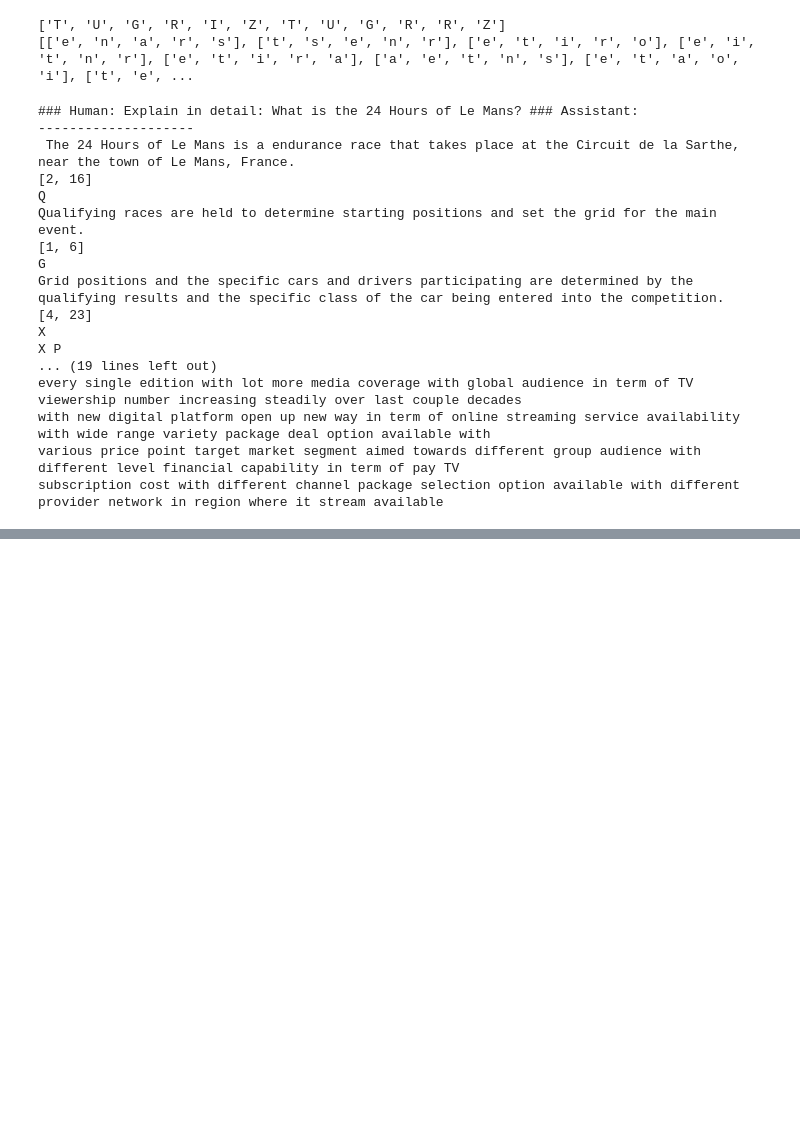
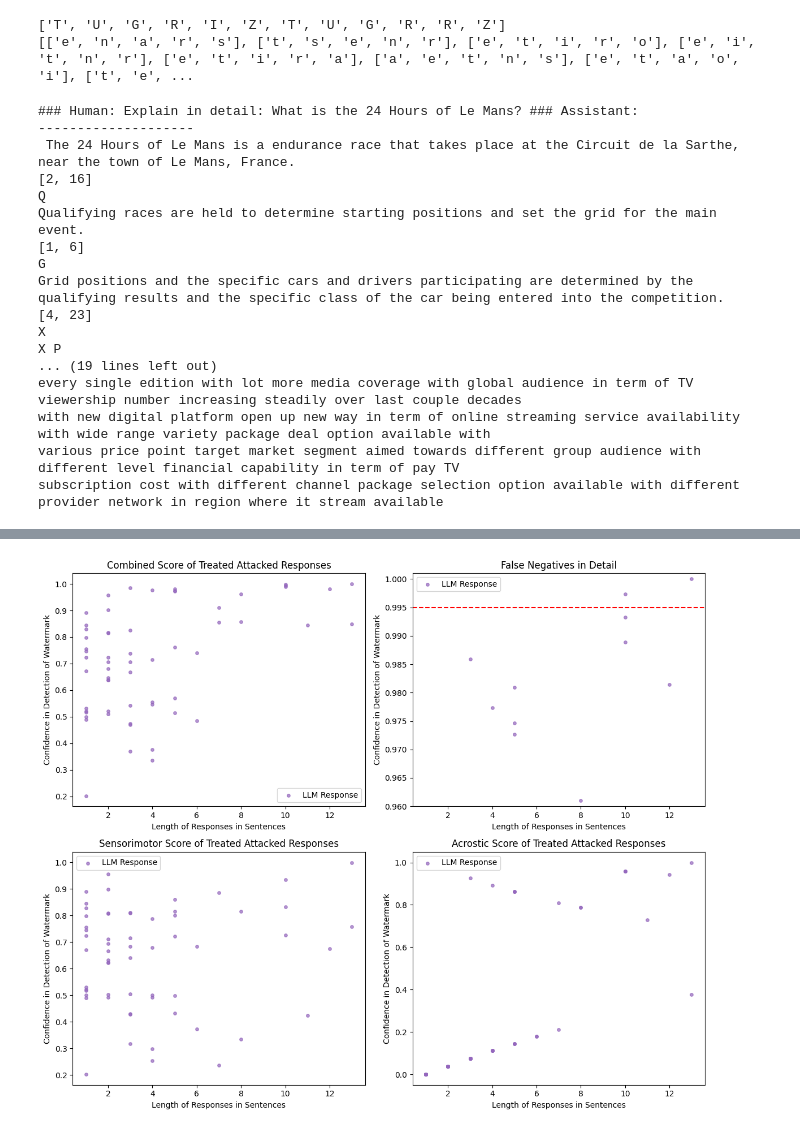
Before and after one commit to CommodoreEU/master-generation, a Jupyter notebook: notebook.ipynb, the cells around one changed output, grey strips where cells are left out. Saved outputs shown, nothing was run; the diff lists cells and outputs as text; code cells hidden in the pictures; blank space fills up the shorter version.

```diff
--- a/notebook.ipynb
+++ b/notebook.ipynb
@@ -359,0 +760,13 @@ print(most_common_letters(reply, 3))
+# %%
+
+
+# Specify the file name
+file_name = "output_score3.csv"
+
+# Open the file in write mode with newline='' to ensure correct line endings
+with open(file_name, 'w', newline='') as csv_file:
+    # Create a CSV writer object
+    csv_writer = csv.writer(csv_file)
+
+    # Write the data to the CSV file
+    csv_writer.writerows(scores)
@@ -359,0 +1230,51 @@ print(most_common_letters(reply, 3))
+# %%
+import matplotlib.pyplot as plt
+
+# Create a figure with 2 rows and 2 columns of subplots
+fig, axs = plt.subplots(2, 2, figsize=(12, 10))
+
+# Subplot 1
+y_values1 = [1-item[0] for item in scores_translation]
+x_values1 = [item[3] for item in scores_translation]
+axs[0, 0].scatter(x_values1, y_values1, s=15, alpha=0.7, c=['C4'], marker='o', label='LLM Response')
+axs[0, 0].set_xlabel('Length of Responses in Sentences')
+axs[0, 0].set_ylabel('Confidence in Detection of Watermark')
+axs[0, 0].set_title('Combined Score of Treated Attacked Responses')
+axs[0, 0].legend()
+
+# Subplot 2
+y_values2 = [1-item[0] for item in scores_translation]
+x_values2 = [item[3] for item in scores_translation]
+axs[0, 1].scatter(x_values2, y_values2, s=15, alpha=0.7, c=['C4'], marker='o', label='LLM Response')
+axs[0, 1].set_xlabel('Length of Responses in Sentences')
+axs[0, 1].set_ylabel('Confidence in Detection of Watermark')
+axs[0, 1].set_title('False Negatives in Detail')
+axs[0, 1].legend()
+axs[0, 1].set_ylim(0.96, 1.001)  # Set the y-axis limit for the lower part
+axs[0, 1].axhline(y=0.995, color='red', linestyle='--', label='Red Line')
+
+# Subplot 3
+y_values3 = [1-item[1] for item in scores_translation]
+x_values3 = [item[3] for item in scores_translation]
+axs[1, 0].scatter(x_values3, y_values3, s=15, alpha=0.7, c=['C4'], marker='o', label='LLM Response')
+axs[1, 0].set_xlabel('Length of Responses in Sentences')
+axs[1, 0].set_ylabel('Confidence in Detection of Watermark')
+axs[1, 0].set_title('Sensorimotor Score of Treated Attacked Responses')
+axs[1, 0].legend()
+
+# Subplot 4
+y_values4 = [1-item[2] for item in scores_translation]
+x_values4 = [item[3] for item in scores_translation]
+axs[1, 1].scatter(x_values4, y_values4, s=15, alpha=0.7, c=['C4'], marker='o', label='LLM Response')
+axs[1, 1].set_xlabel('Length of Responses in Sentences')
+axs[1, 1].set_ylabel('Confidence in Detection of Watermark')
+axs[1, 1].set_title('Acrostic Score of Treated Attacked Responses')
+axs[1, 1].legend()
+
+# Adjust spacing between subplots
+plt.tight_layout()
+
+# Show the combined figure
+plt.show()
+# %% [output]
+[figure, added]
```
Also changed, not shown: parts of 16 cells of this notebook, 17 other files.
